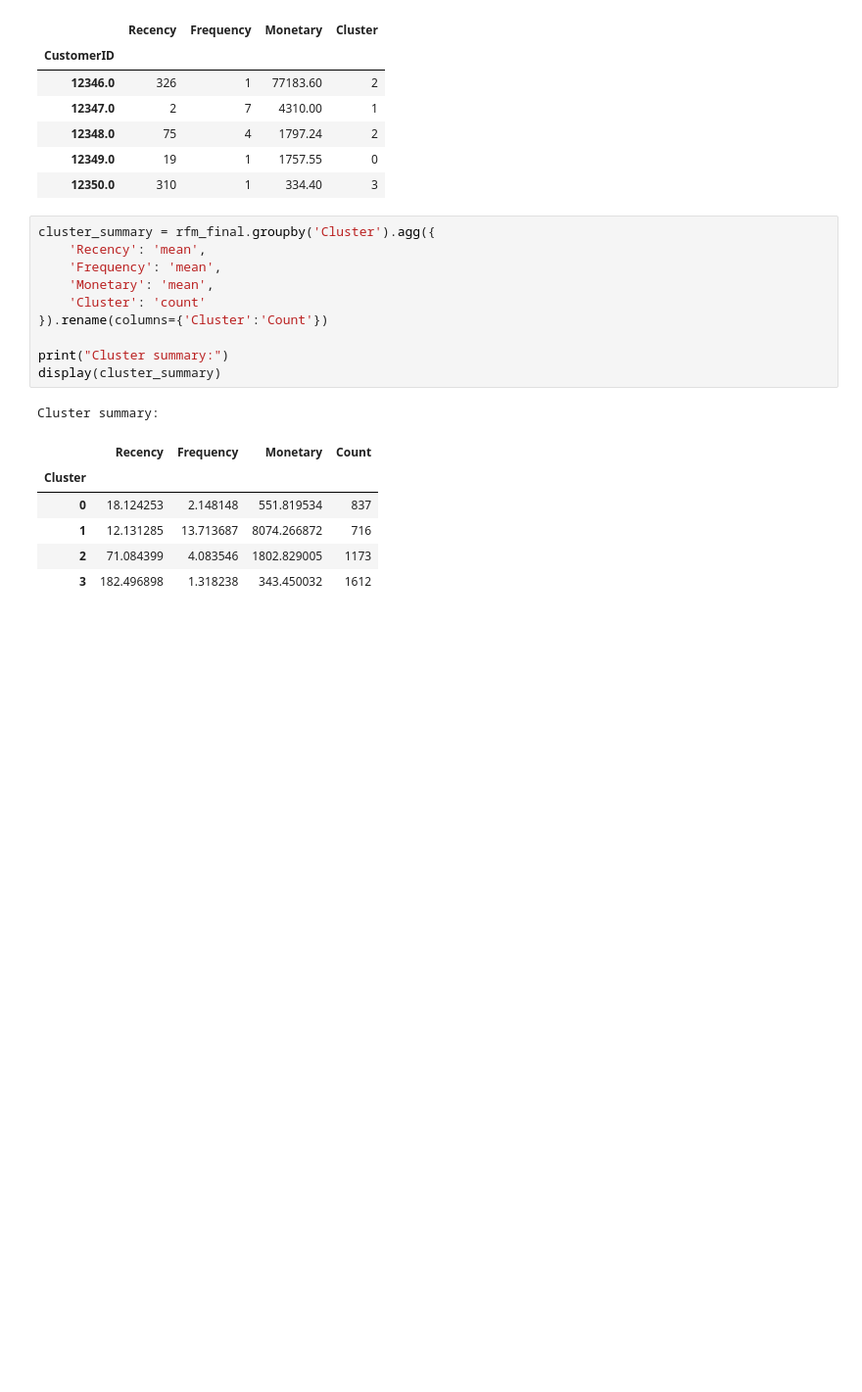
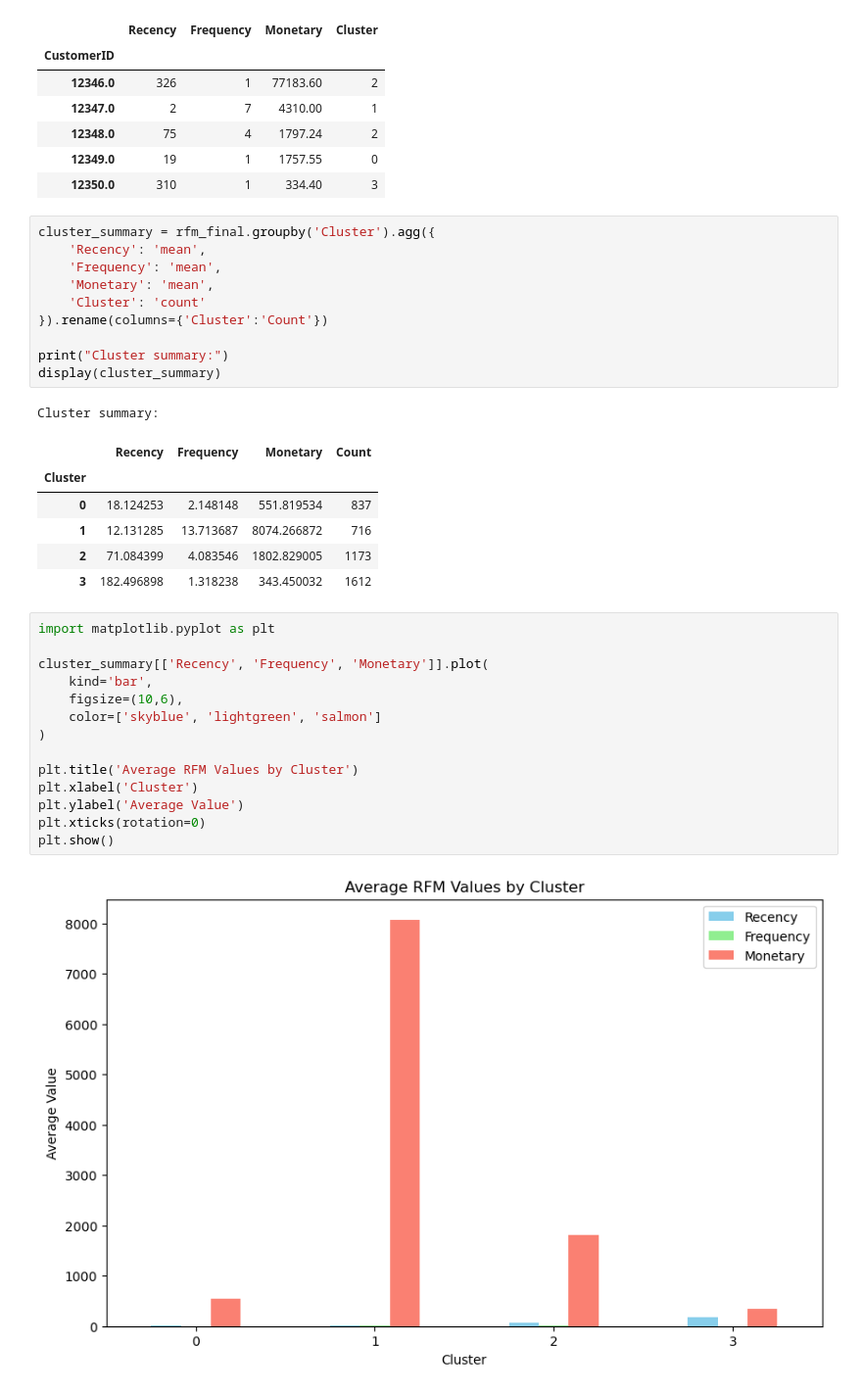
Before and after one commit to patel-tanmay/aws-customer-segmentation, a Jupyter notebook: notebooks/rfm_analysis.ipynb, the cells around one changed output. Shown at 98% size. Saved outputs shown, nothing was run; the diff lists cells and outputs as text; blank space fills up the shorter version.

```diff
--- a/notebooks/rfm_analysis.ipynb
+++ b/notebooks/rfm_analysis.ipynb
@@ -286,3 +286,19 @@ Cluster summary:
 | 1 | 12.131285 | 13.713687 | 8074.266872 | 716 |
 | 2 | 71.084399 | 4.083546 | 1802.829005 | 1173 |
 | 3 | 182.496898 | 1.318238 | 343.450032 | 1612 |
+# %%
+import matplotlib.pyplot as plt
+
+cluster_summary[['Recency', 'Frequency', 'Monetary']].plot(
+    kind='bar',
+    figsize=(10,6),
+    color=['skyblue', 'lightgreen', 'salmon']
+)
+
+plt.title('Average RFM Values by Cluster')
+plt.xlabel('Cluster')
+plt.ylabel('Average Value')
+plt.xticks(rotation=0)
+plt.show()
+# %% [output]
+[figure, added]
```
Also changed, not shown: parts of 4 cells of this notebook, 8 other files.
